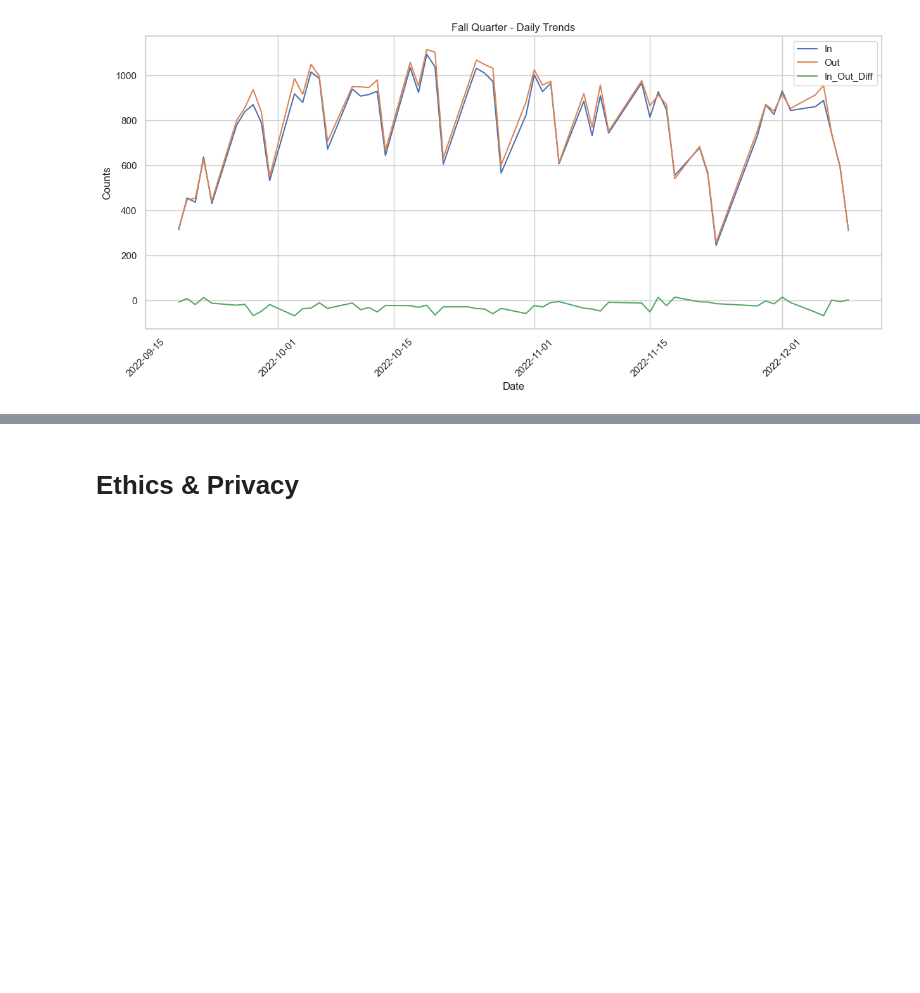
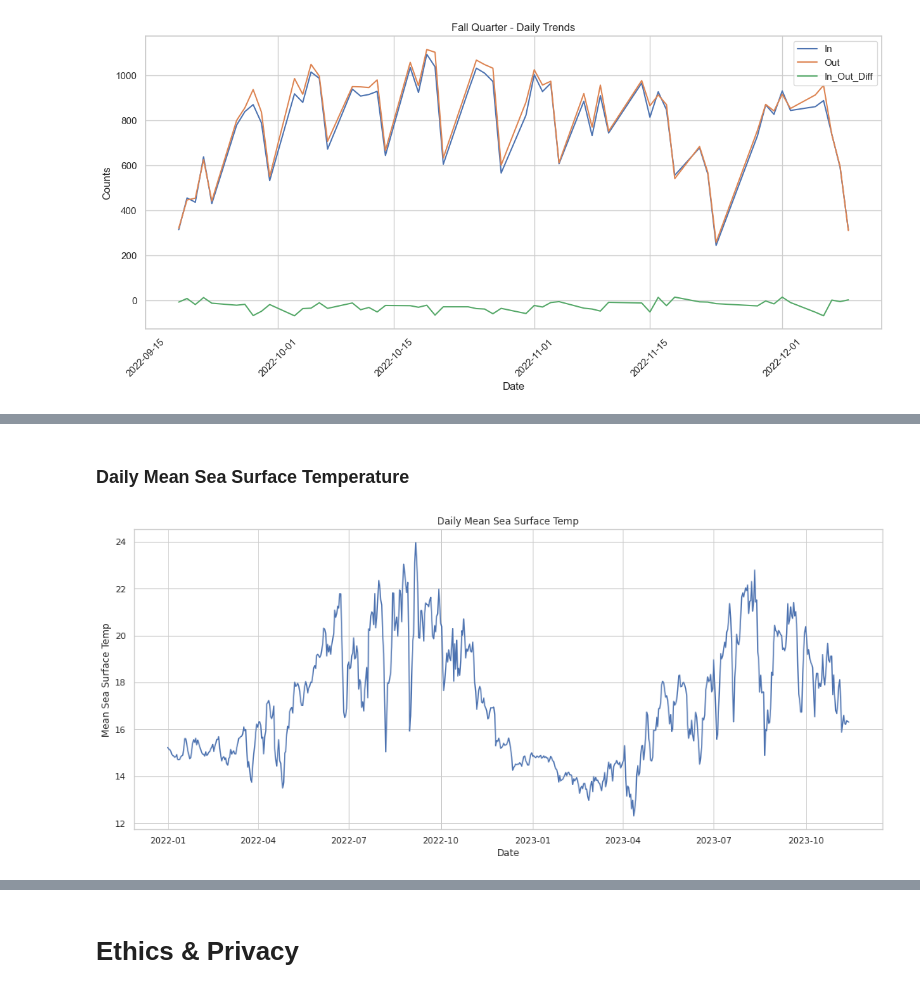
Before and after one commit to ahmadrakha1/COGS108_Repo, a Jupyter notebook: EDACheckpoint_Group088_FA23.ipynb, the cells around one changed output, grey strips where cells are left out. Cells and saved outputs as stored; diff of their text form; code cells hidden in the pictures; blank space fills up the shorter version.

```diff
--- a/EDACheckpoint_Group088_FA23.ipynb
+++ b/EDACheckpoint_Group088_FA23.ipynb
@@ -491,0 +541,12 @@ Some more words and stuff.  Remember notebooks work best if you interleave the c
+# %% [markdown]
+### Daily Mean Sea Surface Temperature
+# %%
+daily_sea_surface_temp = weather_df.groupby(weather_df["datetime"].dt.date)["Sea_Surface_Temp"].mean()
+plt.figure(figsize=(17, 7))
+plt.plot(daily_sea_surface_temp)
+plt.title('Daily Mean Sea Surface Temp')
+plt.xlabel('Date')
+plt.ylabel('Mean Sea Surface Temp')
+plt.show()
+# %% [output]
+[figure, added]
```
Also changed, not shown: parts of 22 cells of this notebook.
